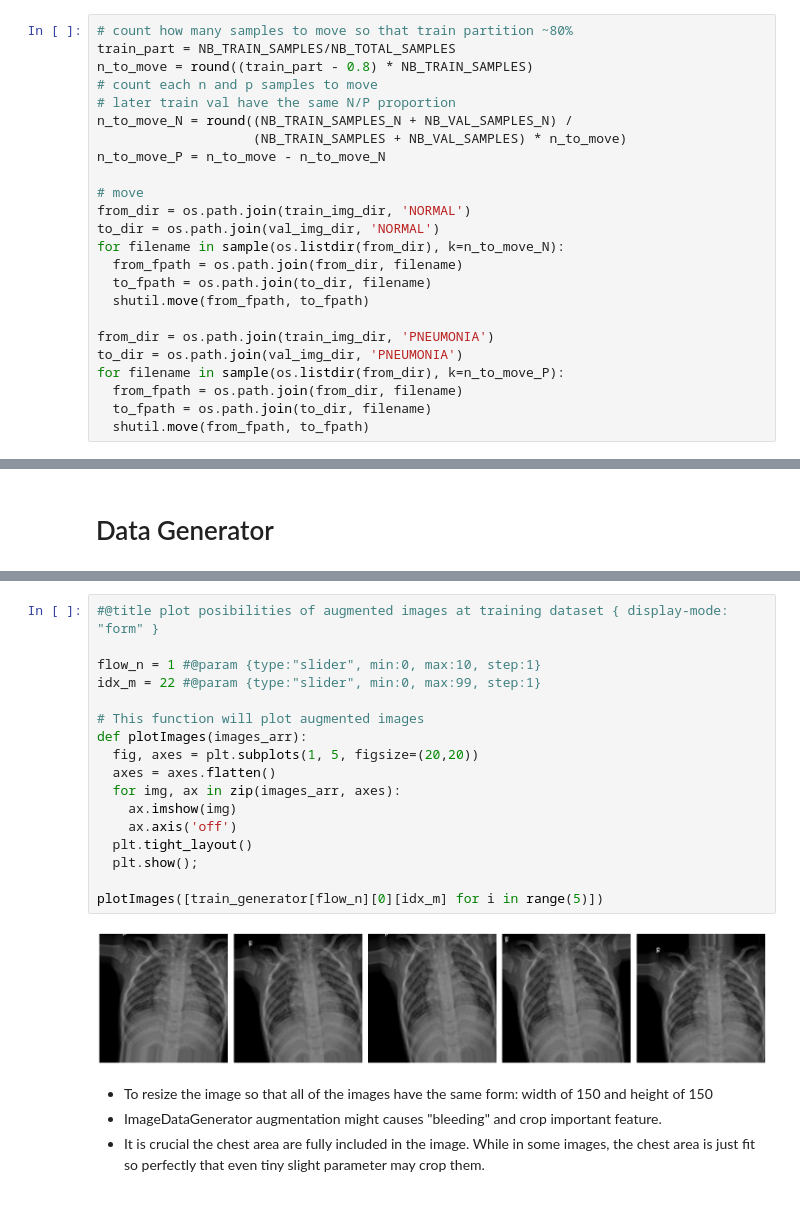
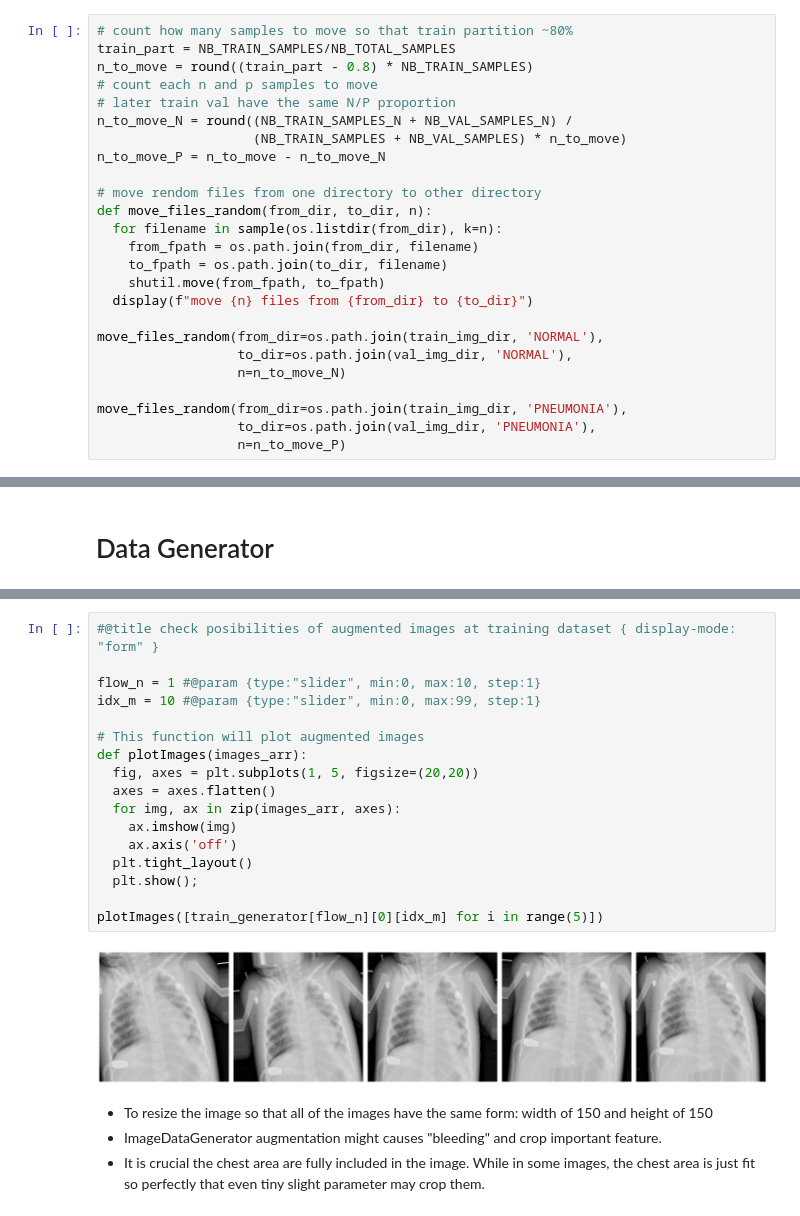
Before and after one commit to fadheladlansyah/chest-xray-pneumonia, a Jupyter notebook: eda.ipynb, the cells around one changed output, grey strips where cells are left out. Cells and saved outputs as stored; diff of their text form.

```diff
--- a/eda.ipynb
+++ b/eda.ipynb
@@ -135,17 +137,18 @@ n_to_move_N = round((NB_TRAIN_SAMPLES_N + NB_VAL_SAMPLES_N) /
                     (NB_TRAIN_SAMPLES + NB_VAL_SAMPLES) * n_to_move)
 n_to_move_P = n_to_move - n_to_move_N
 
-# move
-from_dir = os.path.join(train_img_dir, 'NORMAL')
-to_dir = os.path.join(val_img_dir, 'NORMAL')
-for filename in sample(os.listdir(from_dir), k=n_to_move_N):
-  from_fpath = os.path.join(from_dir, filename)
-  to_fpath = os.path.join(to_dir, filename)
-  shutil.move(from_fpath, to_fpath)
+# move rendom files from one directory to other directory
+def move_files_random(from_dir, to_dir, n):
+  for filename in sample(os.listdir(from_dir), k=n):
+    from_fpath = os.path.join(from_dir, filename)
+    to_fpath = os.path.join(to_dir, filename)
+    shutil.move(from_fpath, to_fpath)
+  display(f"move {n} files from {from_dir} to {to_dir}")
 
-from_dir = os.path.join(train_img_dir, 'PNEUMONIA')
-to_dir = os.path.join(val_img_dir, 'PNEUMONIA')
-for filename in sample(os.listdir(from_dir), k=n_to_move_P):
-  from_fpath = os.path.join(from_dir, filename)
-  to_fpath = os.path.join(to_dir, filename)
-  shutil.move(from_fpath, to_fpath)
+move_files_random(from_dir=os.path.join(train_img_dir, 'NORMAL'),
+                  to_dir=os.path.join(val_img_dir, 'NORMAL'),
+                  n=n_to_move_N)
+
+move_files_random(from_dir=os.path.join(train_img_dir, 'PNEUMONIA'),
+                  to_dir=os.path.join(val_img_dir, 'PNEUMONIA'),
+                  n=n_to_move_P)
@@ -258,24 +264,24 @@ Found 4743 images belonging to 2 classes.
 Found 489 images belonging to 2 classes.
 Found 624 images belonging to 2 classes.
 # %%
-#@title plot posibilities of augmented images at training dataset { display-mode: "form" }
+#@title check posibilities of augmented images at training dataset { display-mode: "form" }
 
 flow_n = 1 #@param {type:"slider", min:0, max:10, step:1}
-idx_m = 22 #@param {type:"slider", min:0, max:99, step:1}
+idx_m = 10 #@param {type:"slider", min:0, max:99, step:1}
 
 # This function will plot augmented images
 def plotImages(images_arr):
   fig, axes = plt.subplots(1, 5, figsize=(20,20))
   axes = axes.flatten()
   for img, ax in zip(images_arr, axes):
     ax.imshow(img)
     ax.axis('off')
   plt.tight_layout()
   plt.show();
 
 plotImages([train_generator[flow_n][0][idx_m] for i in range(5)])
 # %% [output]
-[figure, old version]
+[figure, new version]
 # %% [markdown]
 - To resize the image so that all of the images have the same form: width of 150 and height of 150
 - ImageDataGenerator augmentation might causes "bleeding" and crop important feature.
```
Also changed, not shown: parts of 28 cells of this notebook.
